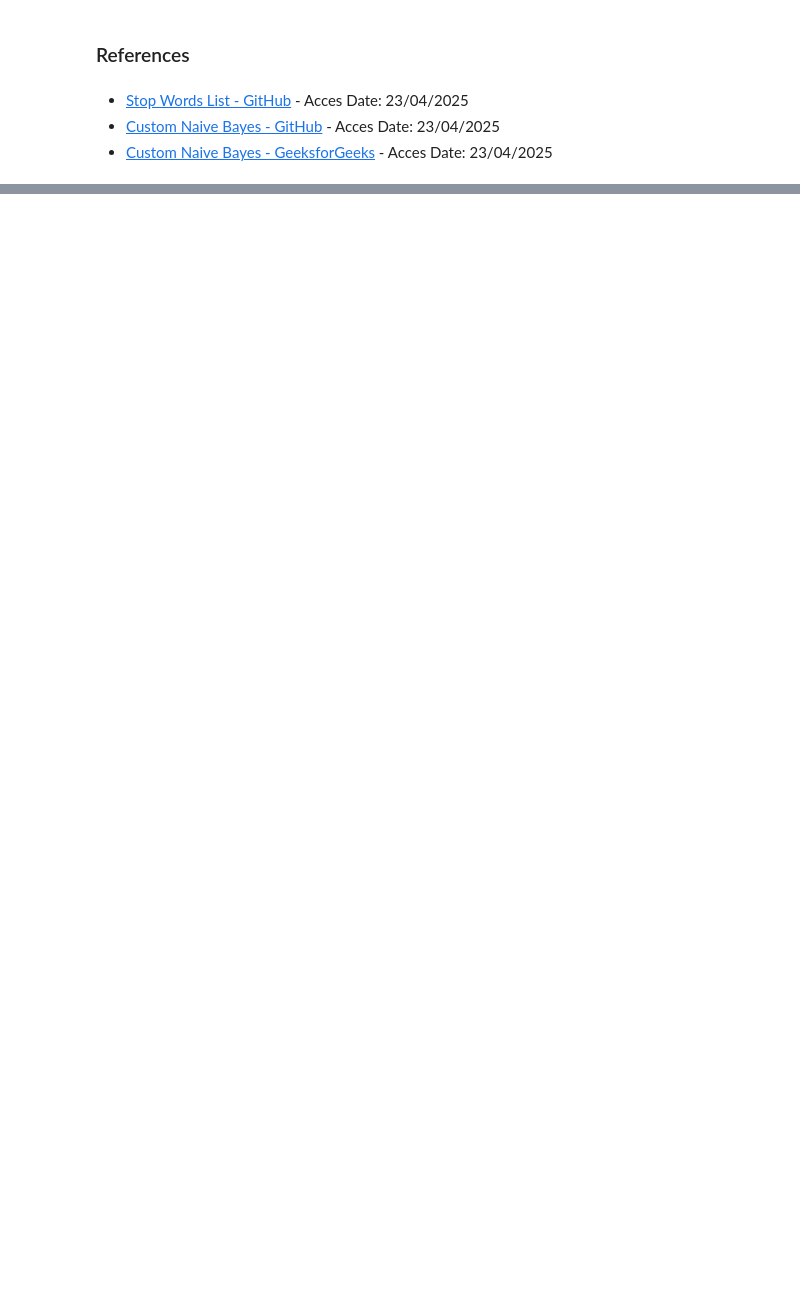
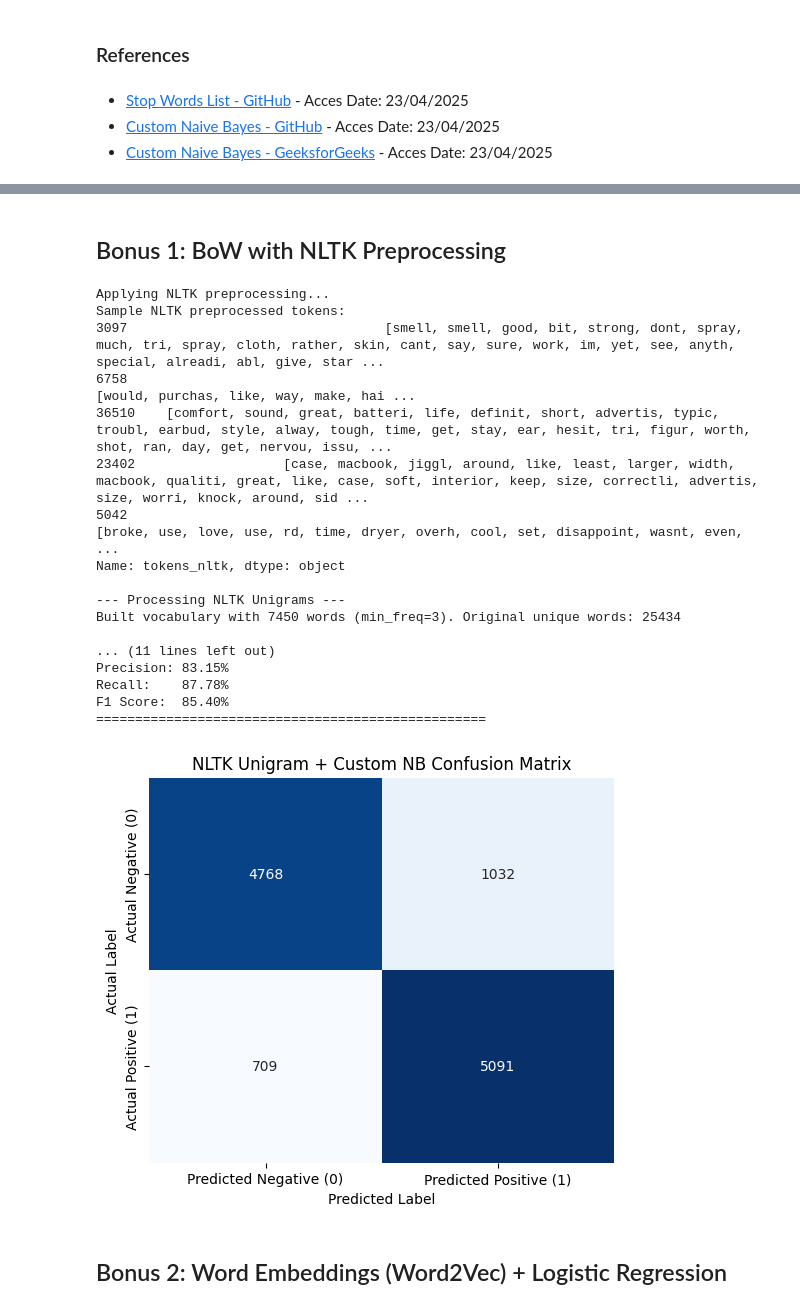
Before and after one commit to Yusufpek/BBM409, a Jupyter notebook: assignment3.ipynb, the cells around one changed output, grey strips where cells are left out. Drawn from its saved outputs; the diff is of its cells as text; code cells hidden in the pictures; blank space fills up the shorter version.

Commit message:
Implement code changes to enhance functionality and improve performance

```diff
--- a/assignment3.ipynb
+++ b/assignment3.ipynb
@@ -956,0 +998,71 @@ This project demonstrates the effectiveness of the Naive Bayes algorithm for tex
+# %% [markdown]
+## Bonus 1: BoW with NLTK Preprocessing
+# %%
+# NLTK Preprocessing Function
+stemmer = PorterStemmer()
+nltk_stopwords = set(stopwords.words('english'))
+
+def preprocess_text_nltk(text):
+    if not isinstance(text, str):
+        return []
+    text = text.lower()
+    text = re.sub(r'[^a-z\s]', '', text) # Keep only letters and spaces
+    tokens = word_tokenize(text)
+    # Remove stopwords and apply stemming
+    processed_tokens = [
+        stemmer.stem(word) for word in tokens
+        if word not in nltk_stopwords and len(word) > 1
+    ]
+    return processed_tokens
+
+# Apply NLTK preprocessing to the original text data
+print("Applying NLTK preprocessing...")
+binary_df['tokens_nltk'] = binary_df['full_text'].apply(preprocess_text_nltk)
+
+# Use the same train/test split indices for fair comparison
+X_nltk = binary_df.loc[X_train_tokens.index.union(X_test_tokens.index), 'tokens_nltk']
+y_nltk = binary_df.loc[X_train_tokens.index.union(X_test_tokens.index), 'sentiment']
+
+X_train_tokens_nltk, X_test_tokens_nltk, y_train_nltk, y_test_nltk = train_test_split(
+    X_nltk, y_nltk, test_size=0.2, random_state=42, stratify=y_nltk
+)
+
+print("Sample NLTK preprocessed tokens:")
+print(X_train_tokens_nltk.head())
+
+# Build vocabulary and BoW features using NLTK tokens
+print("\n--- Processing NLTK Unigrams ---")
+nltk_unigram_vocab = build_vocabulary(X_train_tokens_nltk, min_freq=3)
+X_train_bow_nltk = [text_to_bow(tokens, nltk_unigram_vocab, use_unigrams=True, use_bigrams=False) for tokens in X_train_tokens_nltk]
+X_test_bow_nltk = [text_to_bow(tokens, nltk_unigram_vocab, use_unigrams=True, use_bigrams=False) for tokens in X_test_tokens_nltk]
+
+# Train and evaluate Custom Naive Bayes with NLTK BoW features
+print("\n--- Training NLTK Unigram Naive Bayes ---")
+nb_nltk = NaiveBayes(alpha=1.0)
+nb_nltk.fit(X_train_bow_nltk, y_train_nltk, nltk_unigram_vocab)
+
+print("\n--- Evaluating NLTK Unigram Naive Bayes ---")
+y_pred_nltk = nb_nltk.predict(X_test_bow_nltk)
+metrics_nltk = show_metrics(y_test_nltk, y_pred_nltk, "NLTK Unigram + Custom NB")
+plot_confusion_matrix(y_test_nltk, y_pred_nltk, title="NLTK Unigram + Custom NB Confusion Matrix")
+# %% [output]
+Applying NLTK preprocessing...
+Sample NLTK preprocessed tokens:
+3097                                 [smell, smell, good, bit, strong, dont, spray, much, tri, spray, cloth, rather, skin, cant, say, sure, work, im, yet, see, anyth, special, alreadi, abl, give, star ...
+6758                                                                                                                                                               [would, purchas, like, way, make, hai ...
+36510    [comfort, sound, great, batteri, life, definit, short, advertis, typic, troubl, earbud, style, alway, tough, time, get, stay, ear, hesit, tri, figur, worth, shot, ran, day, get, nervou, issu, ...
+23402                   [case, macbook, jiggl, around, like, least, larger, width, macbook, qualiti, great, like, case, soft, interior, keep, size, correctli, advertis, size, worri, knock, around, sid ...
+5042                                                                                                                 [broke, use, love, use, rd, time, dryer, overh, cool, set, disappoint, wasnt, even, ...
+Name: tokens_nltk, dtype: object
+
+--- Processing NLTK Unigrams ---
+Built vocabulary with 7450 words (min_freq=3). Original unique words: 25434
+
+... (11 lines left out)
+Precision: 83.15%
+Recall:    87.78%
+F1 Score:  85.40%
+==================================================
+[figure, added]
+# %% [markdown]
+## Bonus 2: Word Embeddings (Word2Vec) + Logistic Regression
```
Also changed, not shown: parts of 13 cells of this notebook.
